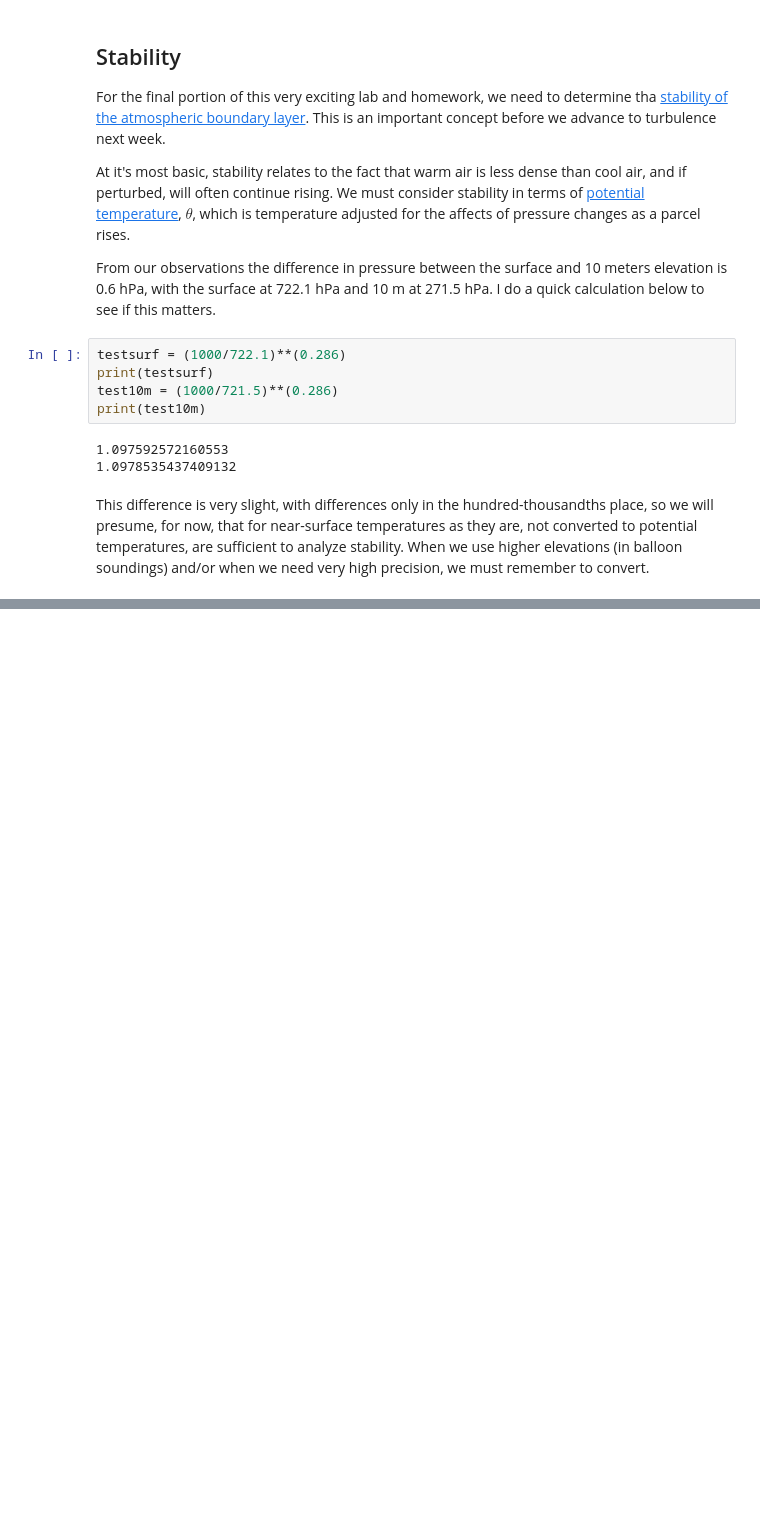
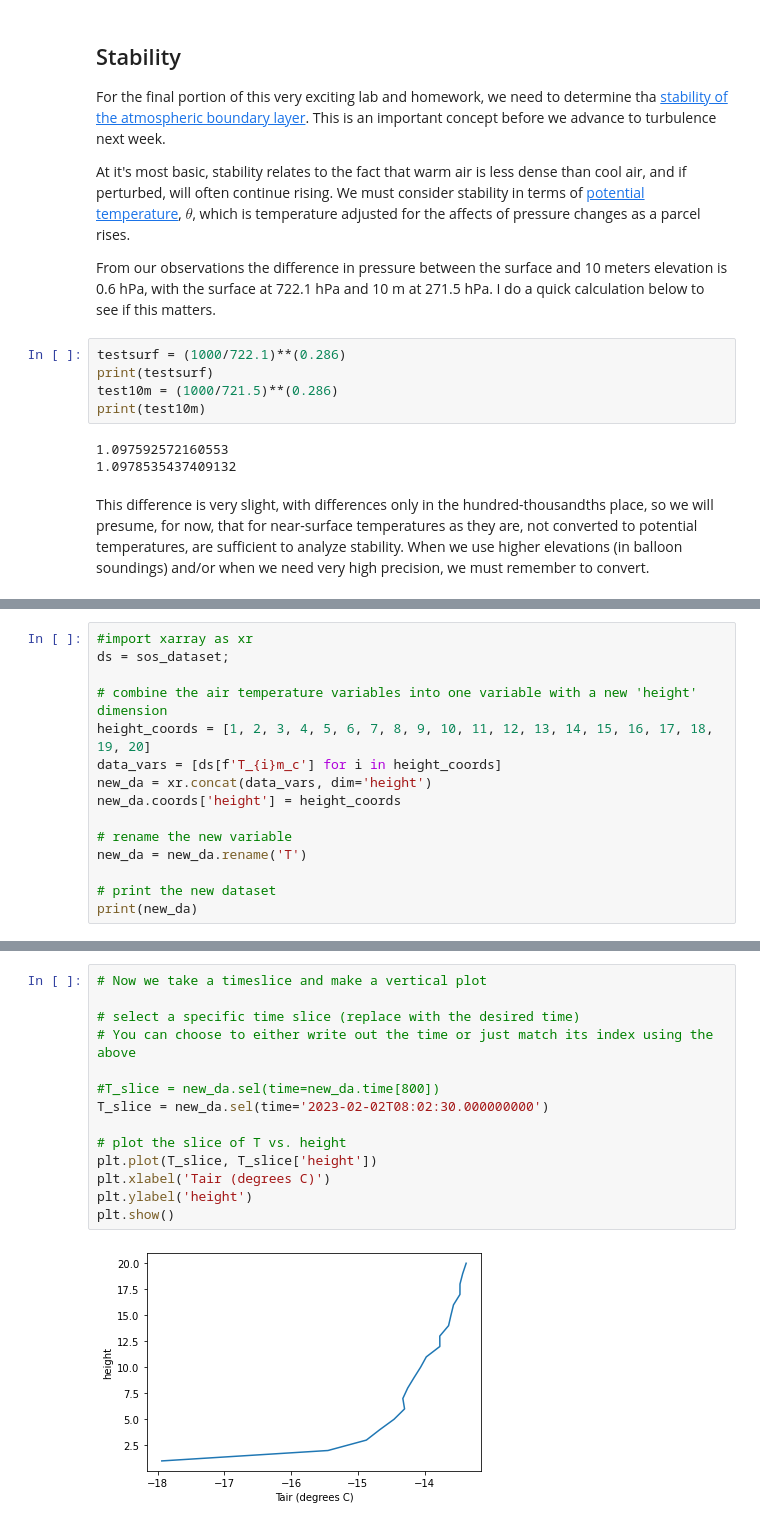
Before and after one commit to Mountain-Hydrology-Research-Group/snow-hydrology, a Jupyter notebook: modules/lab6/lab6-3.ipynb, the cells around one changed output, grey strips where cells are left out. Cells and saved outputs as stored; diff of their text form; blank space fills up the shorter version.

```diff
--- a/modules/lab6/lab6-3.ipynb
+++ b/modules/lab6/lab6-3.ipynb
@@ -382,0 +295,15 @@ KeyError: 'height'
+# %%
+#import xarray as xr
+ds = sos_dataset;
+
+# combine the air temperature variables into one variable with a new 'height' dimension
+height_coords = [1, 2, 3, 4, 5, 6, 7, 8, 9, 10, 11, 12, 13, 14, 15, 16, 17, 18, 19, 20]
+data_vars = [ds[f'T_{i}m_c'] for i in height_coords]
+new_da = xr.concat(data_vars, dim='height')
+new_da.coords['height'] = height_coords
+
+# rename the new variable
+new_da = new_da.rename('T')
+
+# print the new dataset
+print(new_da)
@@ -382,0 +342,16 @@ KeyError: 'height'
+# %%
+# Now we take a timeslice and make a vertical plot
+
+# select a specific time slice (replace with the desired time)
+# You can choose to either write out the time or just match its index using the above
+
+#T_slice = new_da.sel(time=new_da.time[800])
+T_slice = new_da.sel(time='2023-02-02T08:02:30.000000000')
+
+# plot the slice of T vs. height
+plt.plot(T_slice, T_slice['height'])
+plt.xlabel('Tair (degrees C)')
+plt.ylabel('height')
+plt.show()
+# %% [output]
+[figure, added]
```
Also changed, not shown: parts of 8 cells of this notebook.
